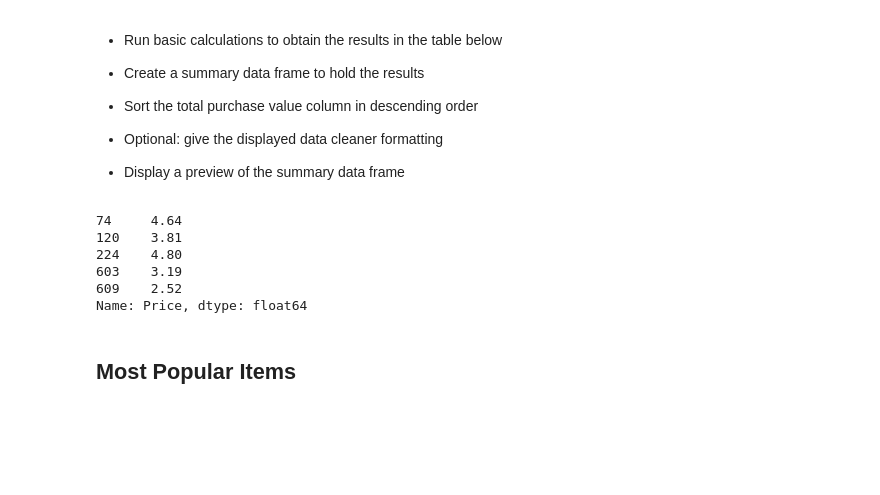
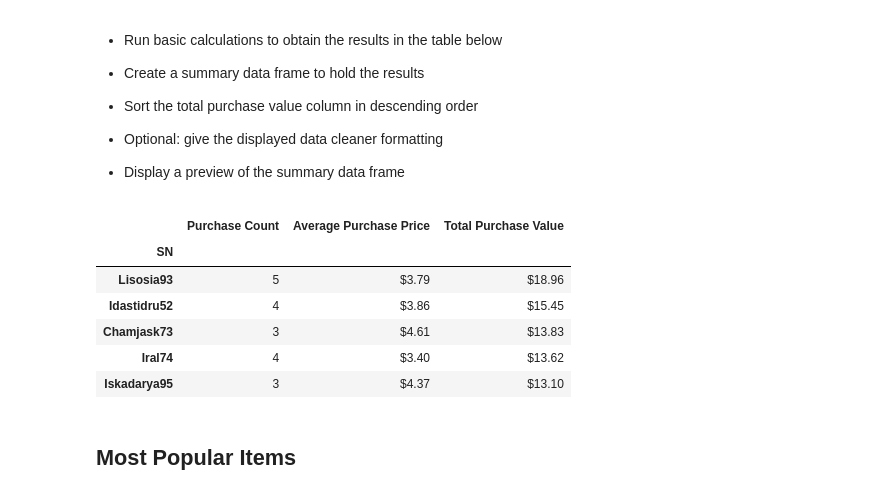
Before and after one commit to MikeEjike/Pandas-challenge, a Jupyter notebook: HeroesOfPymoli/HeroesOfPymoli_starter.ipynb, the cells around one changed output. Drawn from its saved outputs; the diff is of its cells as text; code cells hidden in the pictures; blank space fills up the shorter version.

```diff
--- a/HeroesOfPymoli/HeroesOfPymoli_starter.ipynb
+++ b/HeroesOfPymoli/HeroesOfPymoli_starter.ipynb
@@ -298,30 +298,44 @@ purchase_analysis_age.set_index('Age Ranges').style.format({'Average Purchase Pr
 
 
 * Display a preview of the summary data frame
-# %%
-# spenders = purchase_data.pivot_table(index = ['SN', 'Price'], aggfunc = 'size')
-# purchase_data['Count'] = purchase_data.groupby('SN')['SN'].transform(pd.Series.value_counts)
-
-tot_freq = purchase_data['SN'].value_counts().head()
-# freq1 = purchase_data.loc[purchase_data['SN'] == freq.head(), 'Price']
-freq_names = tot_freq.index.tolist()
-freq_names[0]
-
-top_spend1 = purchase_data.loc[purchase_data['SN'] == freq_names[0], 'Price']
-top_spend1
-# for i in freq.head(5):
-#     print(i)
-# .sort_values(0)
-# spenders['Price'].groupby(spenders['SN']).value_counts()
-# spenders['Price']
-# spenders.sort_values(by='SN', ascending = True)
-# %% [output]
-74     4.64
-120    3.81
-224    4.80
-603    3.19
-609    2.52
-Name: Price, dtype: float64
+# %%
+tot_freq = purchase_data['SN'].value_counts().head(30)
+freq_names = tot_freq.index.tolist()
+
+
+top_spend1 = purchase_data.loc[purchase_data['SN'] == freq_names[0], 'Price'].sum()
+top_spend2 = purchase_data.loc[purchase_data['SN'] == freq_names[1], 'Price'].sum()
+top_spend3 = purchase_data.loc[purchase_data['SN'] == freq_names[22], 'Price'].sum()
+top_spend4 = purchase_data.loc[purchase_data['SN'] == freq_names[2], 'Price'].sum()
+top_spend5 = purchase_data.loc[purchase_data['SN'] == freq_names[21], 'Price'].sum()
+
+top_count1 = len(purchase_data.loc[purchase_data['SN'] == freq_names[0], 'Price'])
+top_count2 = len(purchase_data.loc[purchase_data['SN'] == freq_names[1], 'Price'])
+top_count3 = len(purchase_data.loc[purchase_data['SN'] == freq_names[22], 'Price'])
+top_count4 = len(purchase_data.loc[purchase_data['SN'] == freq_names[2], 'Price'])
+top_count5 = len(purchase_data.loc[purchase_data['SN'] == freq_names[21], 'Price'])
+
+avg_top_spend1 = top_spend1 / top_count1
+avg_top_spend2 = top_spend2 / top_count2
+avg_top_spend3 = top_spend3 / top_count3
+avg_top_spend4 = top_spend4 / top_count4
+avg_top_spend5 = top_spend5 / top_count5
+
+top_spenders = pd.DataFrame({'SN': [freq_names[0], freq_names[1], freq_names[22], freq_names[2], freq_names[21]],
+                             'Purchase Count': [top_count1, top_count2, top_count3, top_count4, top_count5],
+                             'Average Purchase Price': [avg_top_spend1, avg_top_spend2, avg_top_spend3, avg_top_spend4, avg_top_spend5],
+                             'Total Purchase Value': [top_spend1, top_spend2, top_spend3, top_spend4, top_spend5]})
+
+top_spenders.set_index('SN').style.format({'Average Purchase Price':'${0:,.2f}',
+                                           'Total Purchase Value':'${0:,.2f}'})
+# %% [output]
+|  | Purchase Count | Average Purchase Price | Total Purchase Value |
+| SN |  |  |  |
+| Lisosia93 | 5 | $3.79 | $18.96 |
+| Idastidru52 | 4 | $3.86 | $15.45 |
+| Chamjask73 | 3 | $4.61 | $13.83 |
+| Iral74 | 4 | $3.40 | $13.62 |
+| Iskadarya95 | 3 | $4.37 | $13.10 |
 # %% [markdown]
 ## Most Popular Items
 # %% [markdown]
```
Also changed, not shown: parts of 1 cell of this notebook.
